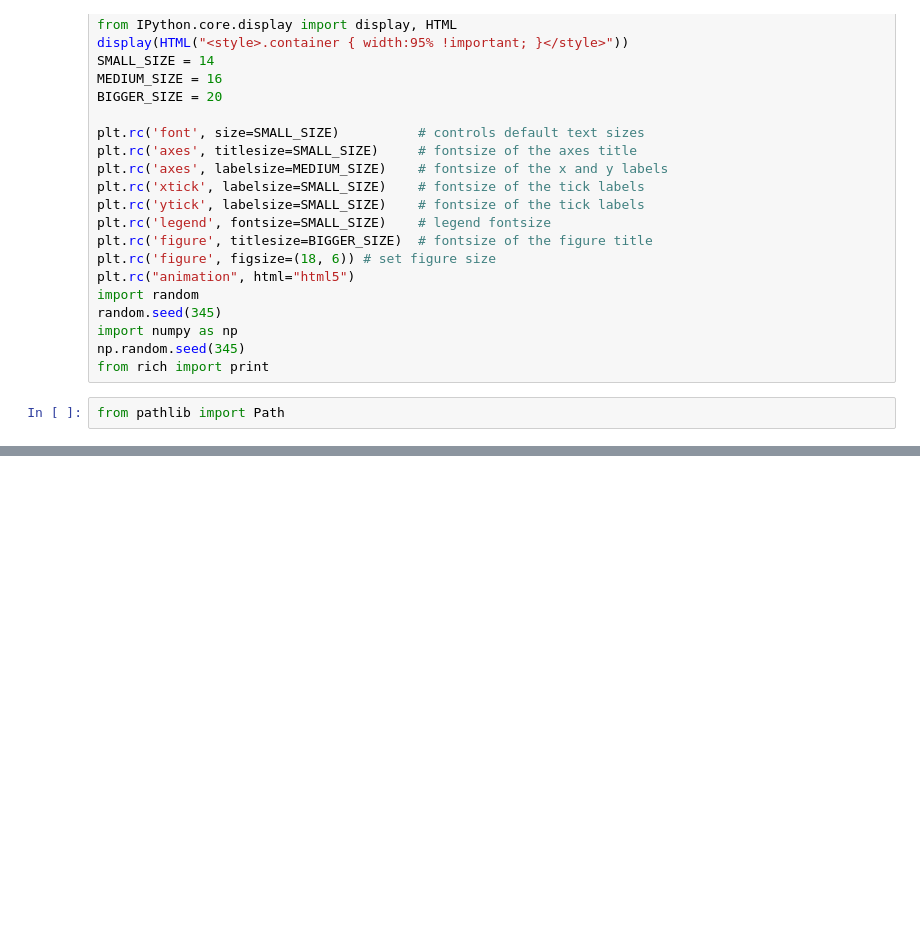
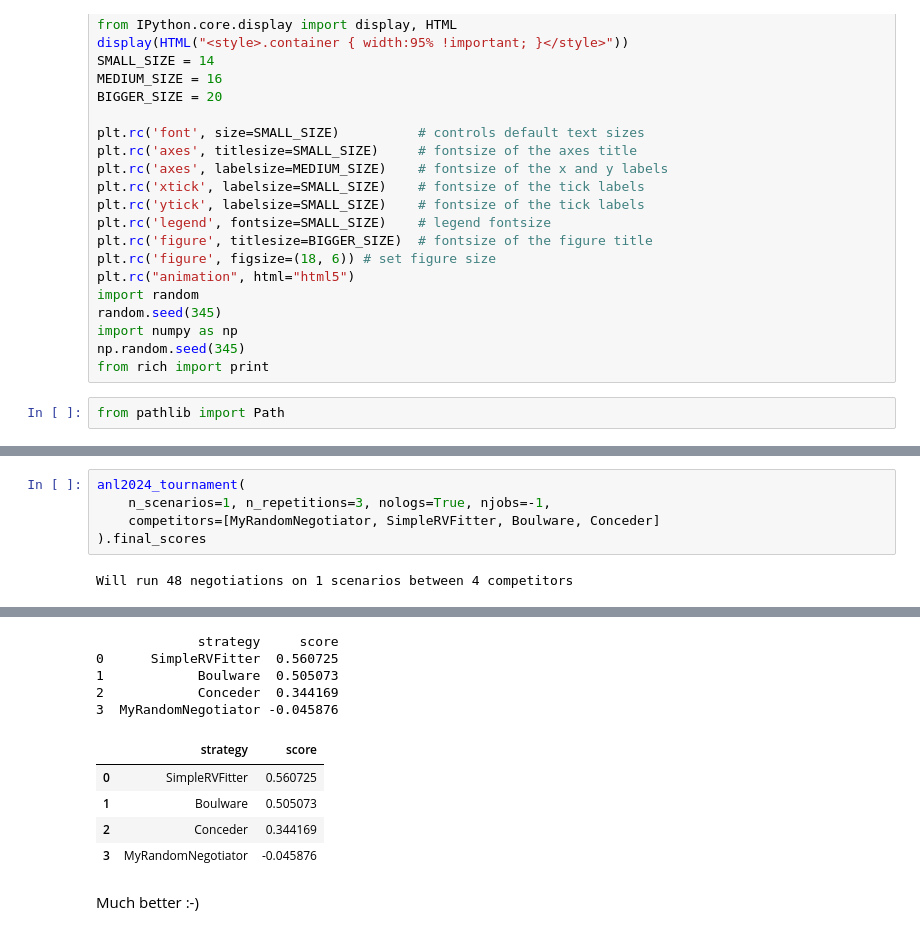
Before and after one commit to yasserfarouk/anl, a Jupyter notebook: tutorials/notebooks/tutorial.ipynb, the cells around one changed output, grey strips where cells are left out. Drawn from its saved outputs; the diff is of its cells as text; blank space fills up the shorter version.

```diff
--- a/tutorials/notebooks/tutorial.ipynb
+++ b/tutorials/notebooks/tutorial.ipynb
@@ -72,0 +304,7 @@ for i, col in enumerate(["utility", "partner_welfare"]):
+# %%
+anl2024_tournament(
+    n_scenarios=1, n_repetitions=3, nologs=True, njobs=-1,
+    competitors=[MyRandomNegotiator, SimpleRVFitter, Boulware, Conceder]
+).final_scores
+# %% [output]
+Will run 48 negotiations on 1 scenarios between 4 competitors
@@ -72,0 +314,12 @@ for i, col in enumerate(["utility", "partner_welfare"]):
+             strategy     score
+0      SimpleRVFitter  0.560725
+1            Boulware  0.505073
+2            Conceder  0.344169
+3  MyRandomNegotiator -0.045876
+|  | strategy | score |
+| 0 | SimpleRVFitter | 0.560725 |
+| 1 | Boulware | 0.505073 |
+| 2 | Conceder | 0.344169 |
+| 3 | MyRandomNegotiator | -0.045876 |
+# %% [markdown]
+Much better :-)
```
Also changed, not shown: parts of 14 cells of this notebook, 43 other files.
